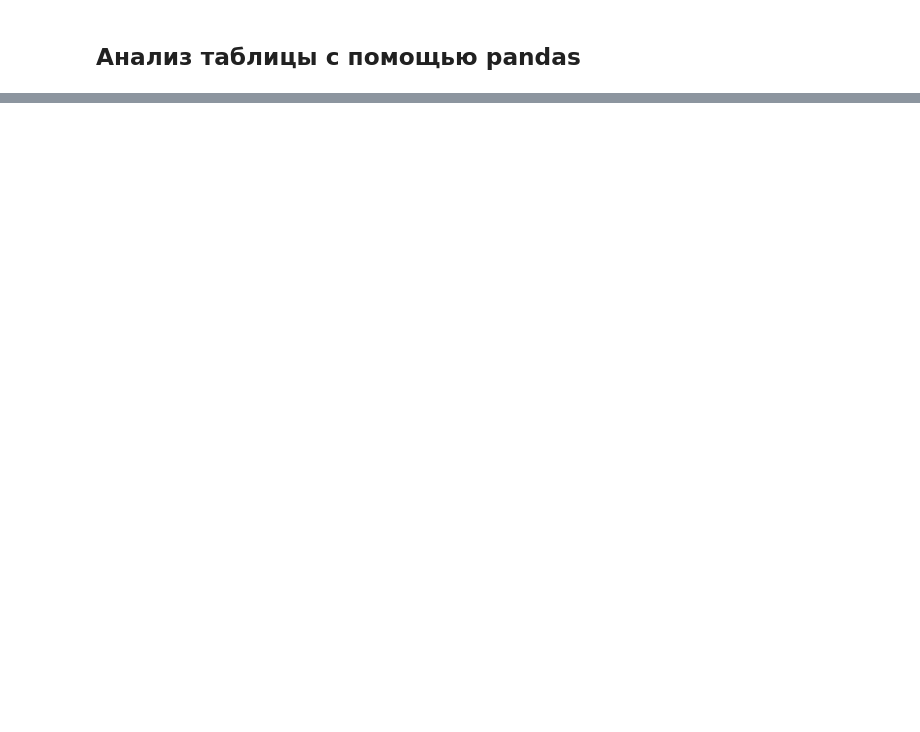
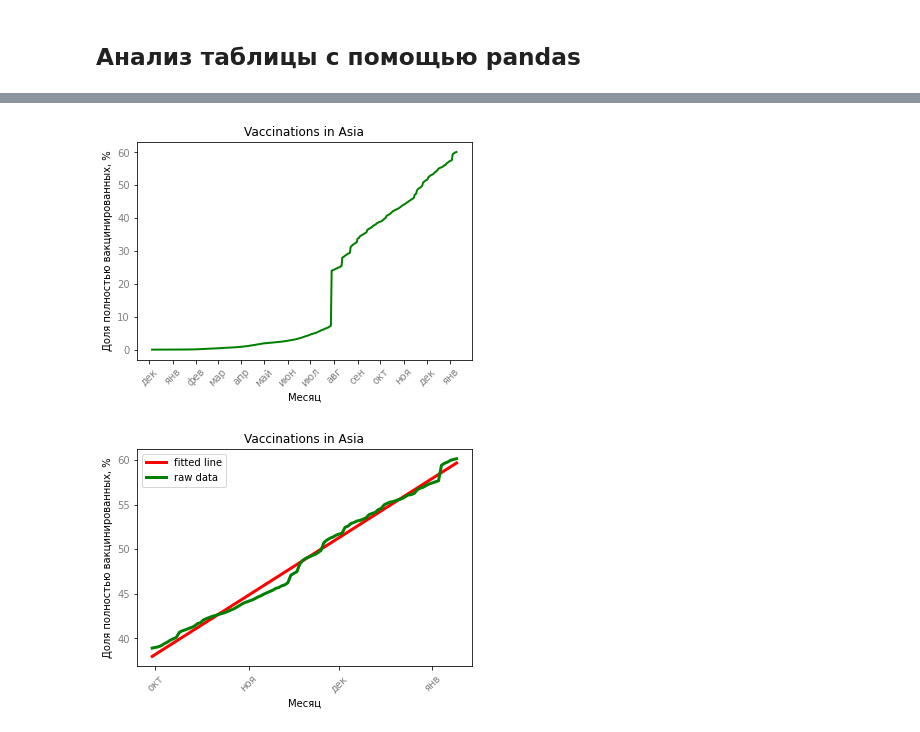
Before and after one commit to KonstantinBurkin/Vaccination_rates, a Jupyter notebook: World_vaccination_data_analysis.ipynb, the cells around one changed output, grey strips where cells are left out. Cells and saved outputs as stored; diff of their text form; code cells hidden in the pictures; blank space fills up the shorter version.

```diff
--- a/World_vaccination_data_analysis.ipynb
+++ b/World_vaccination_data_analysis.ipynb
@@ -289,0 +198,78 @@ plt.grid()
+# %%
+country = input('Введите название одного из континетов (South America, North America, Europe, Asia, Australia, Africa): ')
+
+x = list(data_table[data_table['Country'] == country].Date)
+y = data_table[data_table['Country'] == country].Fully_Vaccinated_Ratio
+
+f1 = plt.figure(1)
+
+plt.title(f'Vaccinations in {country}')
+plt.xlabel('Месяц')
+plt.ylabel('Доля полностью вакцинированных, %')
+
+# Выбираю отметки для дат - середины месяцев - 15ые числа
+tick_values = [index for index,value in enumerate(x) if '-15' in value]
+# Сопоставляю названия месяцев для этих дат
+tick_names = []
+for i in tick_values:
+    tick_names.append(months[int(str(x[i])[5:7])-1])
+tick_names_new = [elem[:3] for elem in tick_names]
+
+plt.xticks(tick_values, tick_names_new, rotation =45, color='grey')
+plt.yticks(color='grey')
+
+
+plt.plot(x, y, linewidth=2, color='green')
+f1.show()
+
+'''________________________________________________________________'''
+
+# выбираю конечный линейный интервал графика
+
+x = list(data_table[data_table['Country'] == country].Date)
+x = x[int(len(x)*3/4):]
+
+y = data_table[data_table['Country'] == country].Fully_Vaccinated_Ratio
+y = y[int(len(y)*3/4):]
+
+f2 = plt.figure(2)
+
+plt.title(f'Vaccinations in {country}')
+plt.xlabel('Месяц')
+plt.ylabel('Доля полностью вакцинированных, %')
+
+
+# Выбираю отметки для дат - середины месяцев - 15ые числа
+tick_values = [index for index,value in enumerate(x) if '-15' in value]
+# Сопоставляю названия месяцев для этих дат
+tick_names = []
+for i in tick_values:
+    tick_names.append(months[int(str(x[i])[5:7])-1])
+tick_names_new = [elem[:3] for elem in tick_names]
+
+first_day = x[0]
+x = range(len(x))
+
+plt.xticks(tick_values, tick_names_new, rotation =45, color='grey')
+plt.yticks(color='grey')
+
+approximation = sps.linregress(x,y)
+plt.plot(x, approximation.intercept + approximation.slope*x, 'r', linewidth=3, label='fitted line')
+
+plt.plot(x, y, linewidth=3, color='green', label='raw data')
+plt.legend()
+f2.show()
+
+'''____________________________________________________________________________'''
+
+# рассчитываю день окончания вакцинации
+# y = k * x + b
+k = approximation.slope
+b = approximation.intercept
+
+days_left = (100.0 - b)/k             # через сколько дней все провакцинируются
+final_day = datetime.strptime(first_day, '%Y-%m-%d') + timedelta(days=days_left)
+final_day = datetime.date(final_day)  # дата, когда все провакцинируются
+
+print(f'День окончания вакцинации: {final_day}')
+# %% [output]
@@ -289,0 +278,2 @@ plt.grid()
+[figure, added]
+[figure, added]
```
Also changed, not shown: parts of 54 cells of this notebook.
